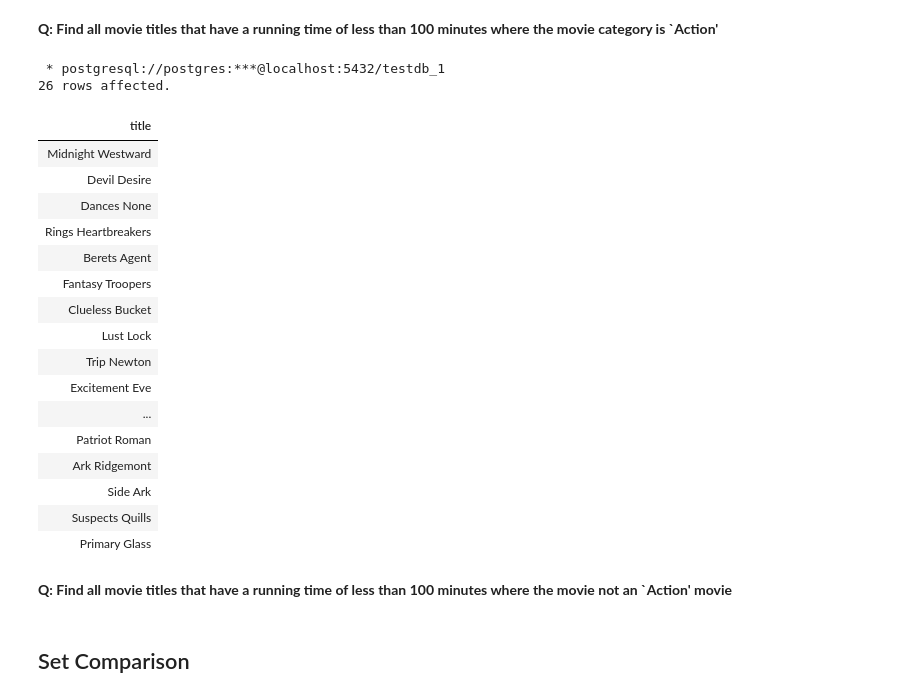
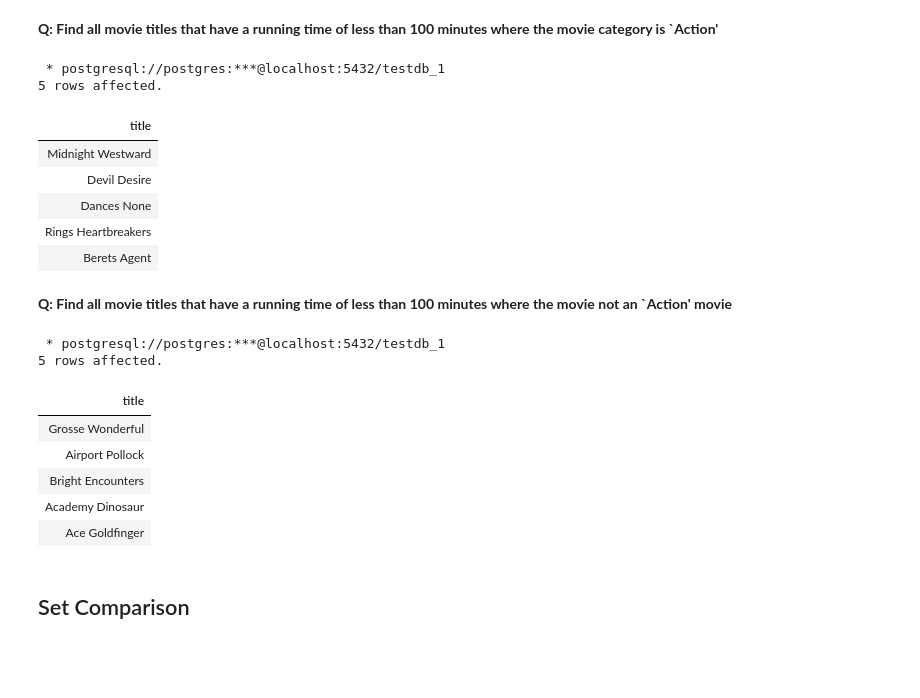
Before and after one commit to sarthak-panda/Sem6, a Jupyter notebook: COL362/InClassTutorials/SQL-02.ipynb, the cells around one changed output. Saved outputs shown, nothing was run; the diff lists cells and outputs as text; code cells hidden in the pictures; blank space fills up the shorter version.

```diff
--- a/COL362/InClassTutorials/SQL-02.ipynb
+++ b/COL362/InClassTutorials/SQL-02.ipynb
@@ -217,30 +268,20 @@ having avg(f.rental_duration) > 5
 # %%
 %%sql select f.title
 from film f
 where f.length < 100
 and f.film_id IN (select fc.film_id
 from film_category fc join category c on c.category_id = fc.category_id
 where c.name = 'Action')
+limit 5;
 # %% [output]
  * postgresql://postgres:***@localhost:5432/testdb_1
-26 rows affected.
+5 rows affected.
 | title |
 | Midnight Westward |
 | Devil Desire |
 | Dances None |
 | Rings Heartbreakers |
 | Berets Agent |
-| Fantasy Troopers |
-| Clueless Bucket |
-| Lust Lock |
-| Trip Newton |
-| Excitement Eve |
-| ... |
-| Patriot Roman |
-| Ark Ridgemont |
-| Side Ark |
-| Suspects Quills |
-| Primary Glass |
 # %% [markdown]
 **Q: Find all movie titles that have a running time of less than 100 minutes where the movie not an `Action' movie**
 # %%
@@ -250,6 +291,16 @@ where f.length < 100
 and f.film_id NOT IN (select fc.film_id
 from film_category fc join category c on c.category_id = fc.category_id
 where c.name = 'Action')
+limit 5;
+# %% [output]
+ * postgresql://postgres:***@localhost:5432/testdb_1
+5 rows affected.
+| title |
+| Grosse Wonderful |
+| Airport Pollock |
+| Bright Encounters |
+| Academy Dinosaur |
+| Ace Goldfinger |
 # %% [markdown]
 ## Set Comparison
 # %% [markdown]
```
Also changed, not shown: parts of 14 cells of this notebook, 2 other files.
